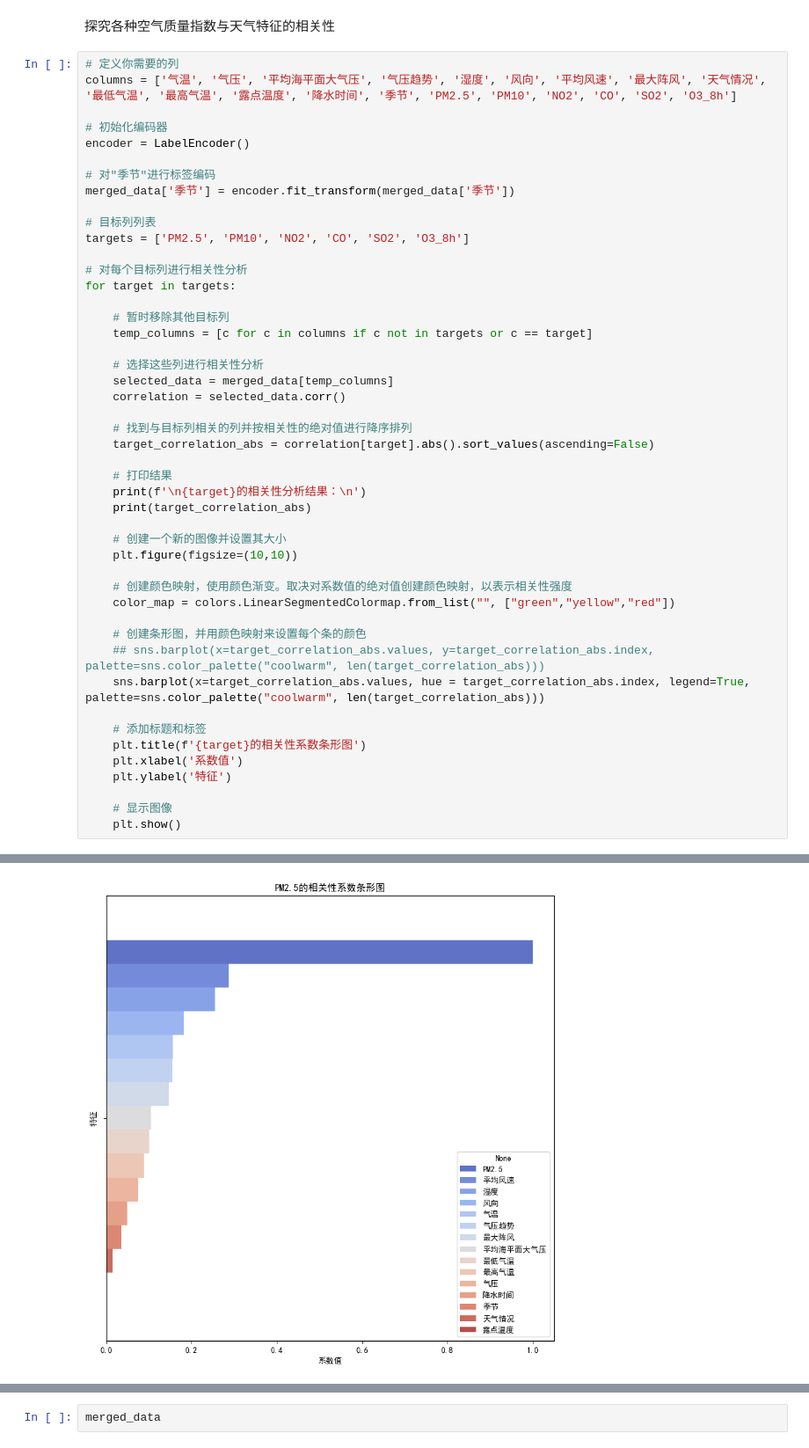
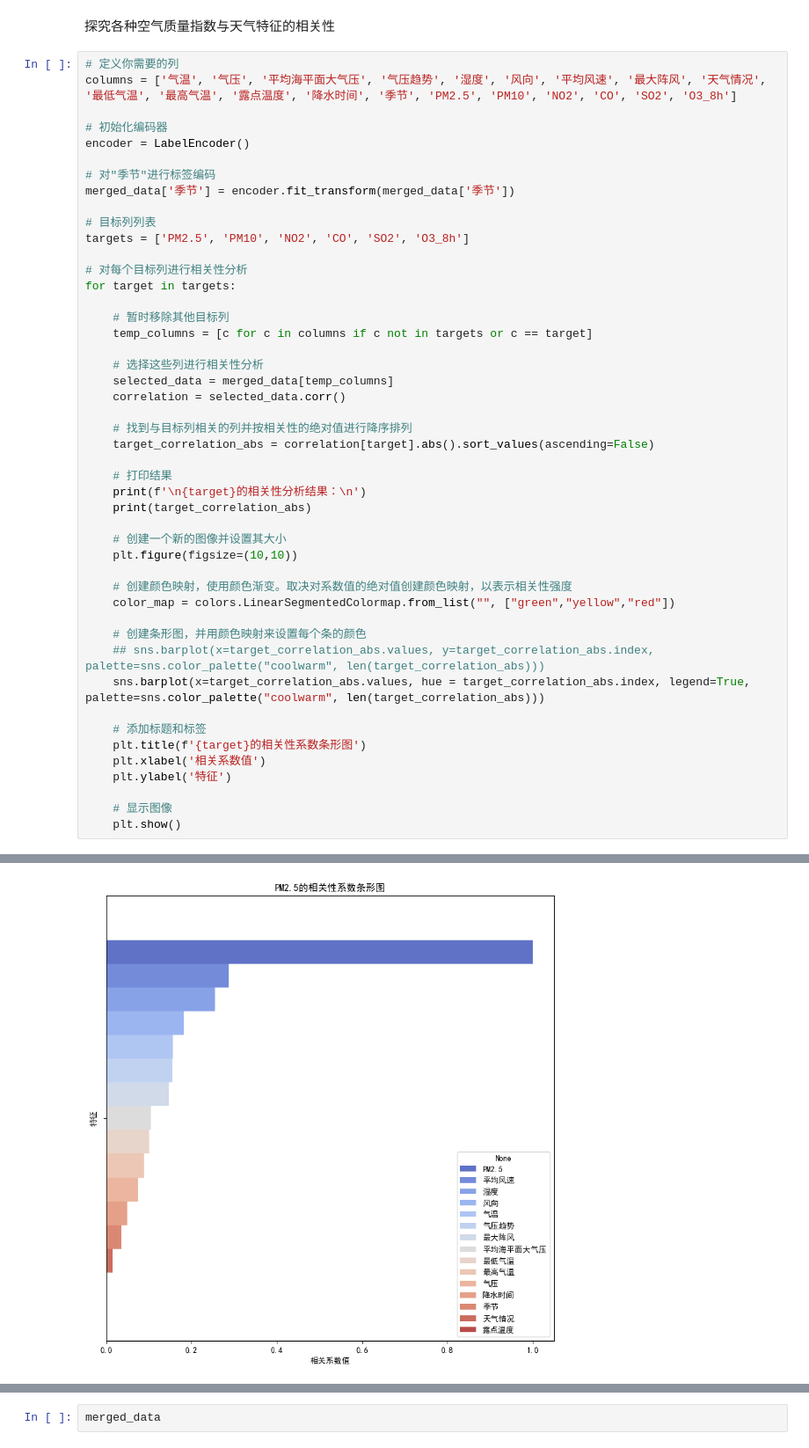
Before and after one commit to looechao/AQI-ML-Python, a Jupyter notebook: LSTM-Algorithm.ipynb, the cells around one changed output, grey strips where cells are left out. Shown at 88% size. Saved outputs shown, nothing was run; the diff lists cells and outputs as text.

```diff
--- a/LSTM-Algorithm.ipynb
+++ b/LSTM-Algorithm.ipynb
@@ -149,35 +149,35 @@ for target in targets:
 
     # 创建条形图，并用颜色映射来设置每个条的颜色
     ## sns.barplot(x=target_correlation_abs.values, y=target_correlation_abs.index, palette=sns.color_palette("coolwarm", len(target_correlation_abs)))
     sns.barplot(x=target_correlation_abs.values, hue = target_correlation_abs.index, legend=True, palette=sns.color_palette("coolwarm", len(target_correlation_abs)))
 
     # 添加标题和标签
     plt.title(f'{target}的相关性系数条形图')
-    plt.xlabel('系数值')
+    plt.xlabel('相关系数值')
     plt.ylabel('特征')
 
     # 显示图像
     plt.show()
 # %% [output]
 PM2.5的相关性分析结果：
 
 PM2.5       1.000000
 平均风速        0.288130
 湿度          0.254683
 风向          0.181265
 气温          0.156376
 气压趋势        0.154640
 最大阵风        0.146046
 平均海平面大气压    0.105068
 最低气温        0.100934
 最高气温        0.088201
 气压          0.075170
 降水时间        0.048521
 季节          0.035743
 天气情况        0.015611
 露点温度        0.000350
 Name: PM2.5, dtype: float64
-[figure, old version]
+[figure, new version]
 PM10的相关性分析结果：
 
 PM10        1.000000
```
Also changed, not shown: parts of 13 cells of this notebook, 5 other files.
